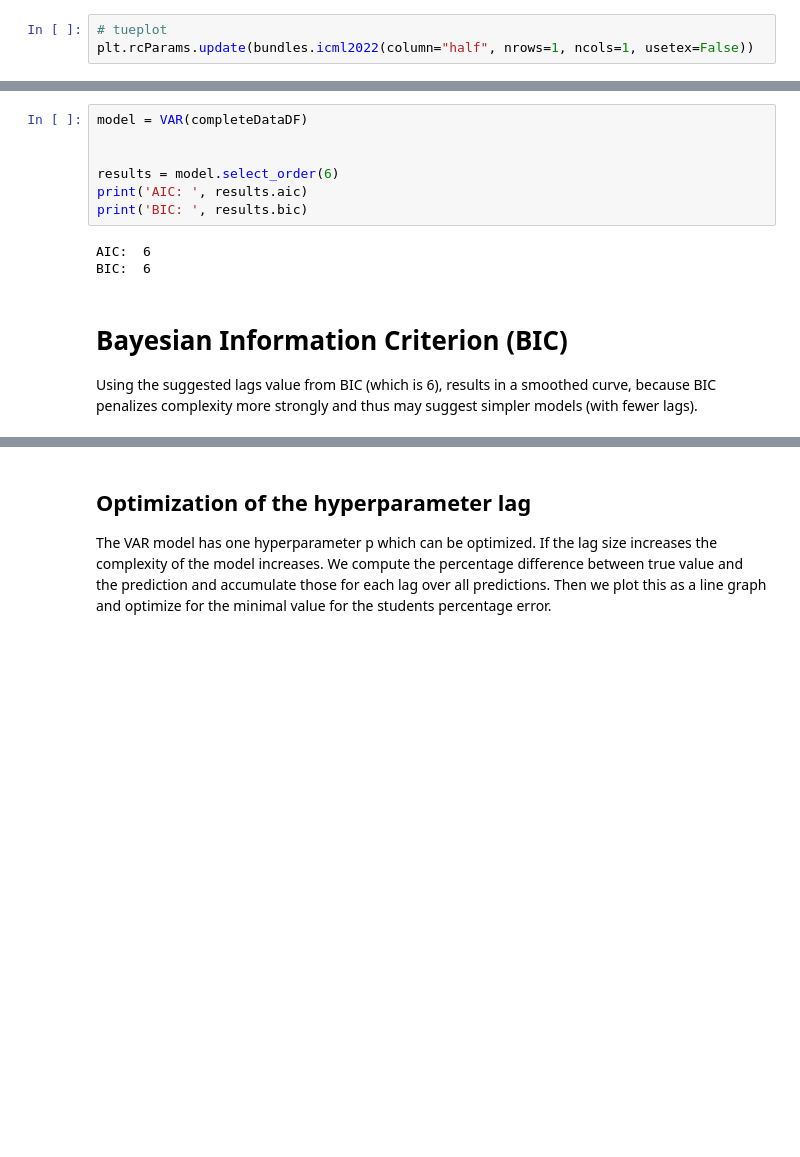
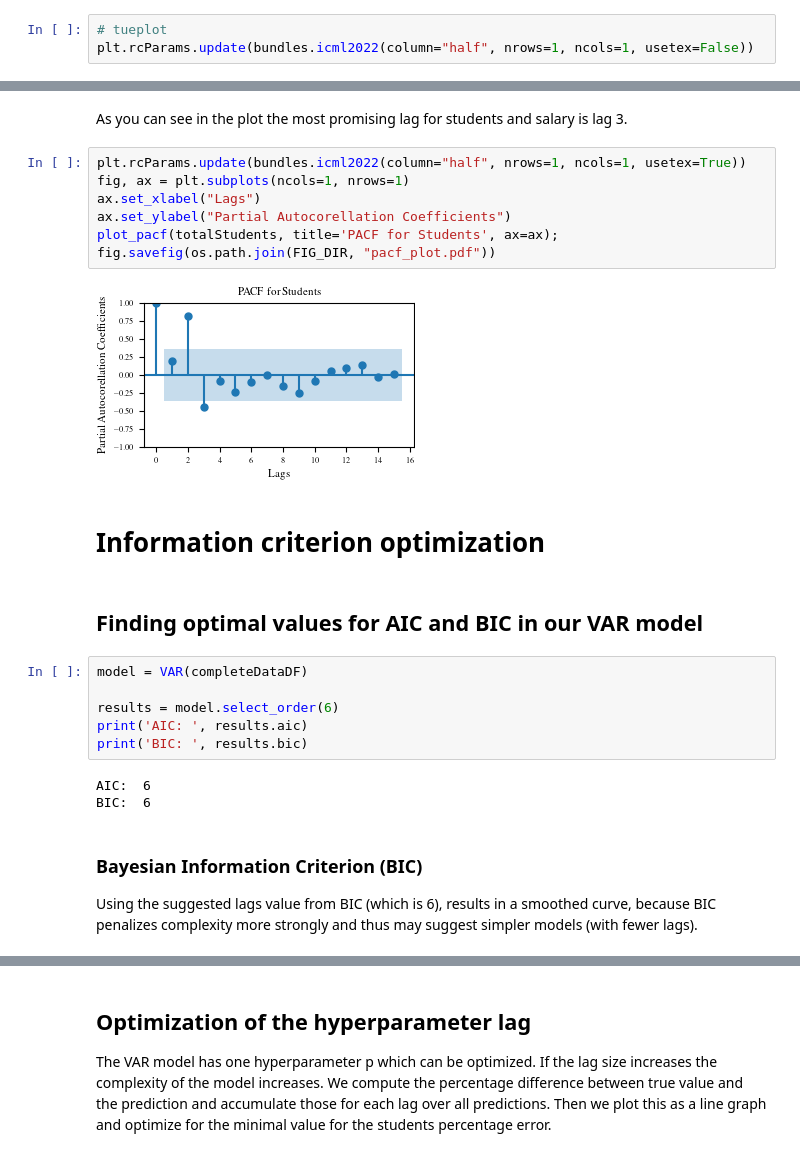
Before and after one commit to mxs01/AnalysingStudentDevelopment, a Jupyter notebook: exp/exp_06_optimizeHyperparamter.ipynb, the cells around one changed output, grey strips where cells are left out. Cells and saved outputs as stored; diff of their text form; blank space fills up the shorter version.

```diff
--- a/exp/exp_06_optimizeHyperparamter.ipynb
+++ b/exp/exp_06_optimizeHyperparamter.ipynb
@@ -55,6 +68,20 @@ fig.savefig(os.path.join(FIG_DIR, "PACF_plots_for_students_salary_graduates.pdf"
+# %% [markdown]
+As you can see in the plot the most promising lag for students and salary is lag 3.
+# %%
+plt.rcParams.update(bundles.icml2022(column="half", nrows=1, ncols=1, usetex=True))
+fig, ax = plt.subplots(ncols=1, nrows=1)
+ax.set_xlabel("Lags")
+ax.set_ylabel("Partial Autocorellation Coefficients")
+plot_pacf(totalStudents, title='PACF for Students', ax=ax);
+fig.savefig(os.path.join(FIG_DIR, "pacf_plot.pdf"))
+# %% [output]
+[figure, added]
+# %% [markdown]
+# Information criterion optimization
+# %% [markdown]
+## Finding optimal values for AIC and BIC in our VAR model
 # %%
 model = VAR(completeDataDF)
-
 
 results = model.select_order(6)
 print('AIC: ', results.aic)
@@ -63,7 +90,7 @@ print('BIC: ', results.bic)
 AIC:  6
 BIC:  6
 # %% [markdown]
-# Bayesian Information Criterion (BIC)
+### Bayesian Information Criterion (BIC)
 Using the suggested lags value from BIC (which is 6), results in a smoothed curve, because BIC penalizes complexity more strongly and thus may suggest simpler models (with fewer lags).
 # %%
 PAST_STEPS = 6
```
Also changed, not shown: parts of 16 cells of this notebook, 7 other files.
